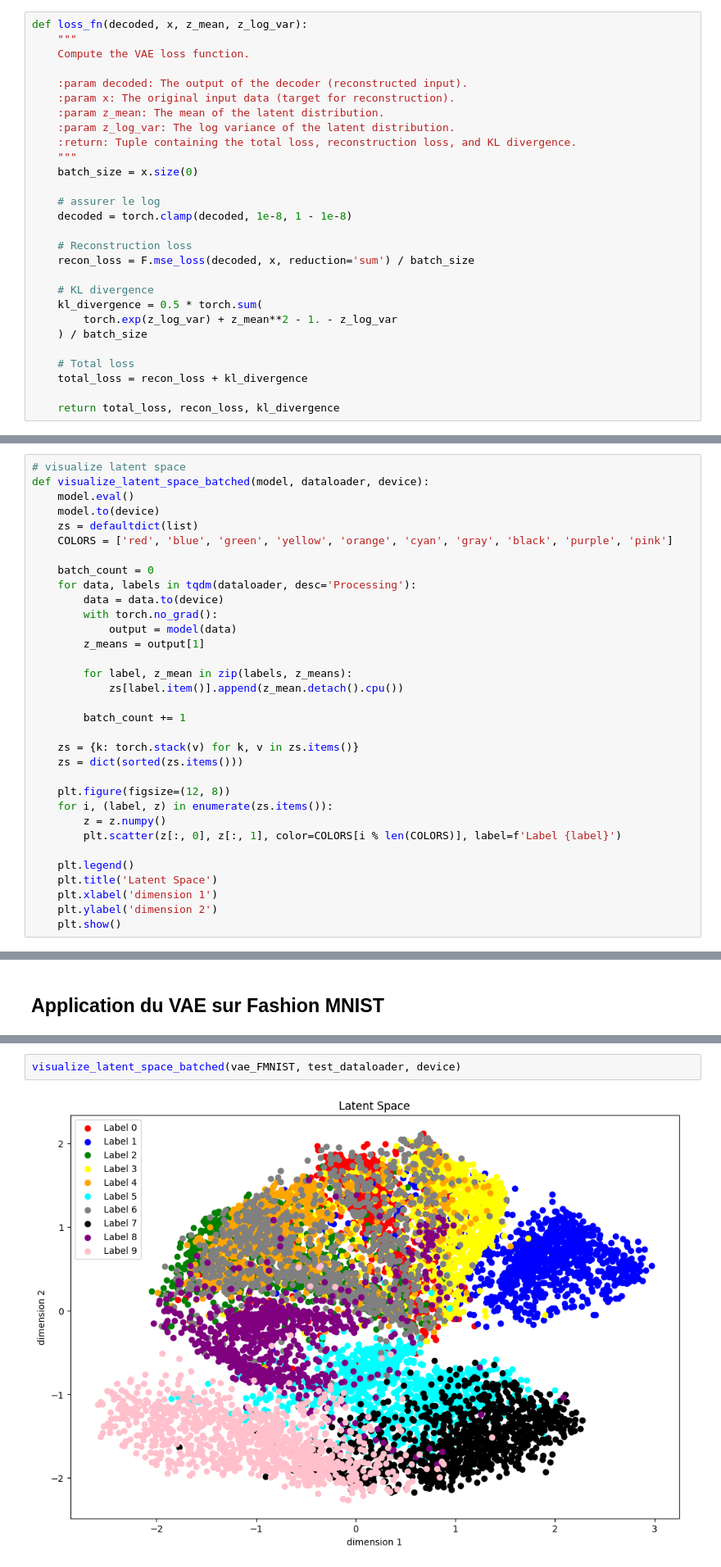
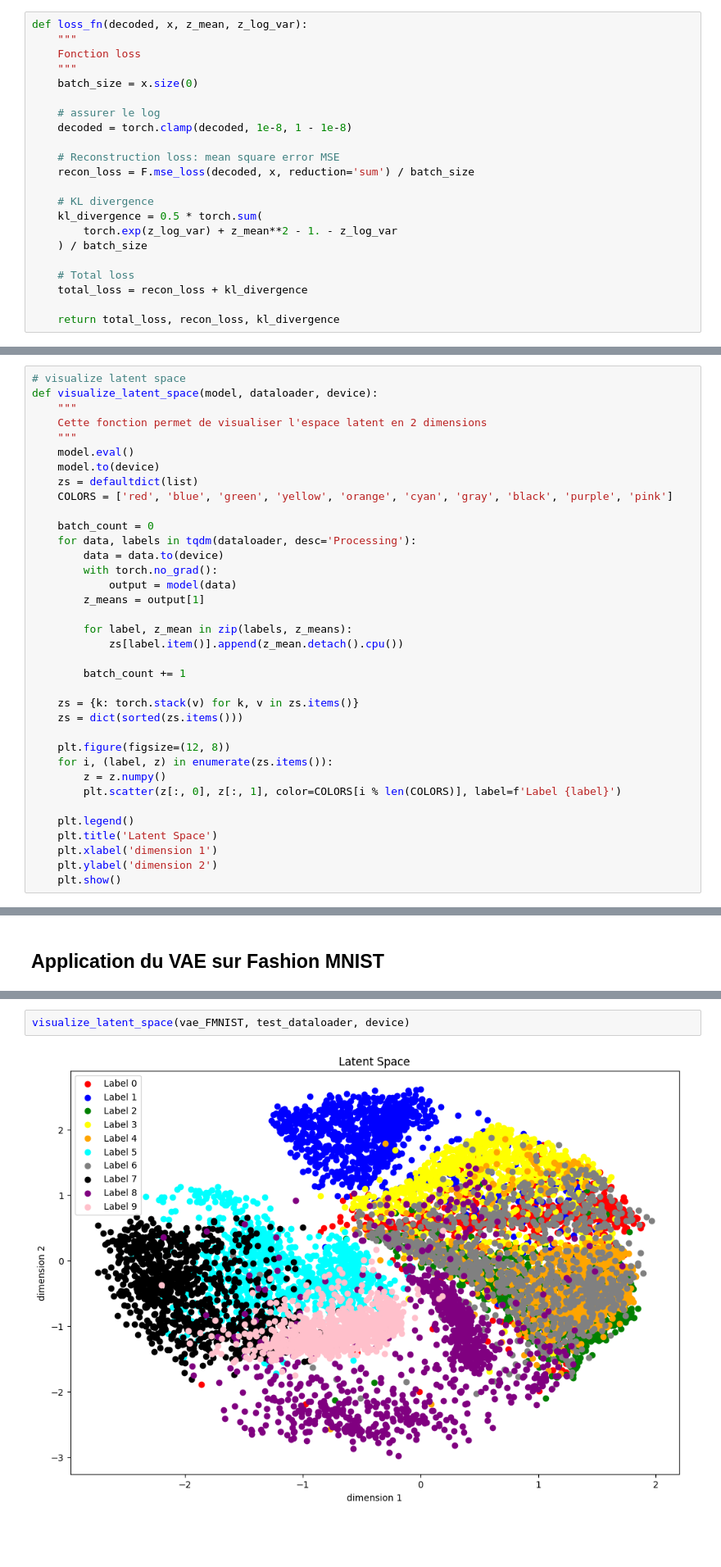
Before and after one commit to Jalalbaim/Auto-Encoder, a Jupyter notebook: Variational_Auto_Encoder_.ipynb, the cells around one changed output, grey strips where cells are left out. Shown at 82% size. Saved outputs shown, nothing was run; the diff lists cells and outputs as text; blank space fills up the shorter version.

```diff
--- a/Variational_Auto_Encoder_.ipynb
+++ b/Variational_Auto_Encoder_.ipynb
@@ -169,20 +166,14 @@ class VAutoEncoder(VAE_base):
 # %%
 def loss_fn(decoded, x, z_mean, z_log_var):
     """
-    Compute the VAE loss function.
-
-    :param decoded: The output of the decoder (reconstructed input).
-    :param x: The original input data (target for reconstruction).
-    :param z_mean: The mean of the latent distribution.
-    :param z_log_var: The log variance of the latent distribution.
-    :return: Tuple containing the total loss, reconstruction loss, and KL divergence.
+    Fonction loss
     """
     batch_size = x.size(0)
 
     # assurer le log
     decoded = torch.clamp(decoded, 1e-8, 1 - 1e-8)
 
-    # Reconstruction loss
+    # Reconstruction loss: mean square error MSE
     recon_loss = F.mse_loss(decoded, x, reduction='sum') / batch_size
 
     # KL divergence
@@ -252,7 +244,10 @@ def visualize_reconstructions(model, dataloader, num_images=5):
     plt.show()
 # %%
 # visualize latent space
-def visualize_latent_space_batched(model, dataloader, device):
+def visualize_latent_space(model, dataloader, device):
+    """
+    Cette fonction permet de visualiser l'espace latent en 2 dimensions
+    """
     model.eval()
     model.to(device)
     zs = defaultdict(list)
@@ -327,7 +364,7 @@ visualize_reconstructions(vae_FMNIST, test_dataloader)
 # %%
-visualize_latent_space_batched(vae_FMNIST, test_dataloader, device)
+visualize_latent_space(vae_FMNIST, test_dataloader, device)
 # %% [output]
-[figure, old version]
+[figure, new version]
 # %%
 vae_FMNIST.eval()
 
```
Also changed, not shown: parts of 23 cells of this notebook.
